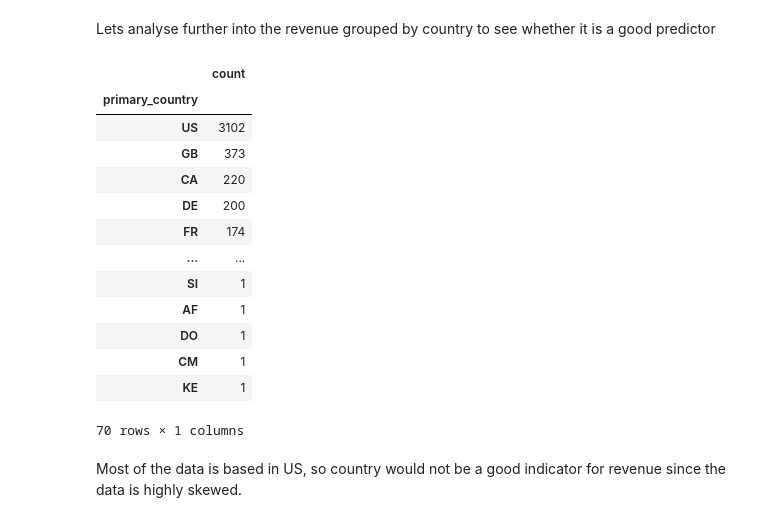
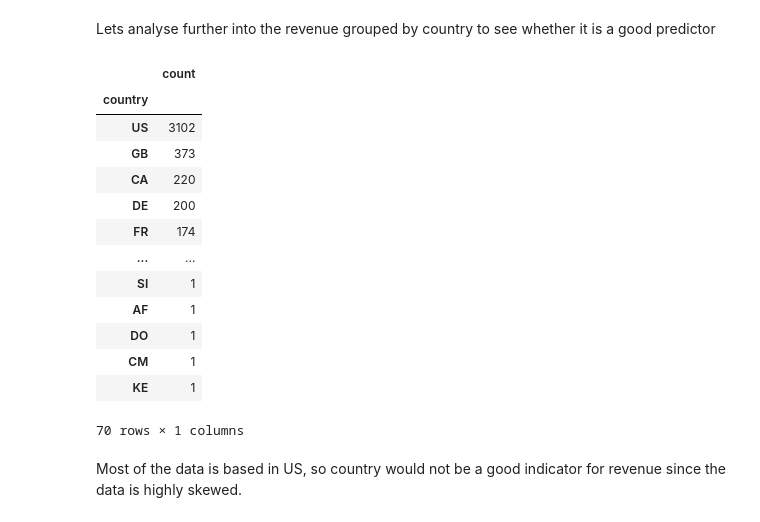
Before and after one commit to ziyadsaf/movie-success-prediction, a Jupyter notebook: movie_prediction_project.ipynb, the cells around one changed output. Saved outputs shown, nothing was run; the diff lists cells and outputs as text; code cells hidden in the pictures.

```diff
--- a/movie_prediction_project.ipynb
+++ b/movie_prediction_project.ipynb
@@ -1261,10 +1266,10 @@ The genre has some clear differences between the boxes, for example Action and A
 # %% [markdown]
 Lets analyse further into the revenue grouped by country to see whether it is a good predictor
 # %%
-movies1['primary_country'].value_counts().to_frame()
+movies1['country'].value_counts().to_frame()
 # %% [output]
 |  | count |
-| primary_country |  |
+| country |  |
 | US | 3102 |
 | GB | 373 |
 | CA | 220 |
```
Also changed, not shown: parts of 9 cells of this notebook.
